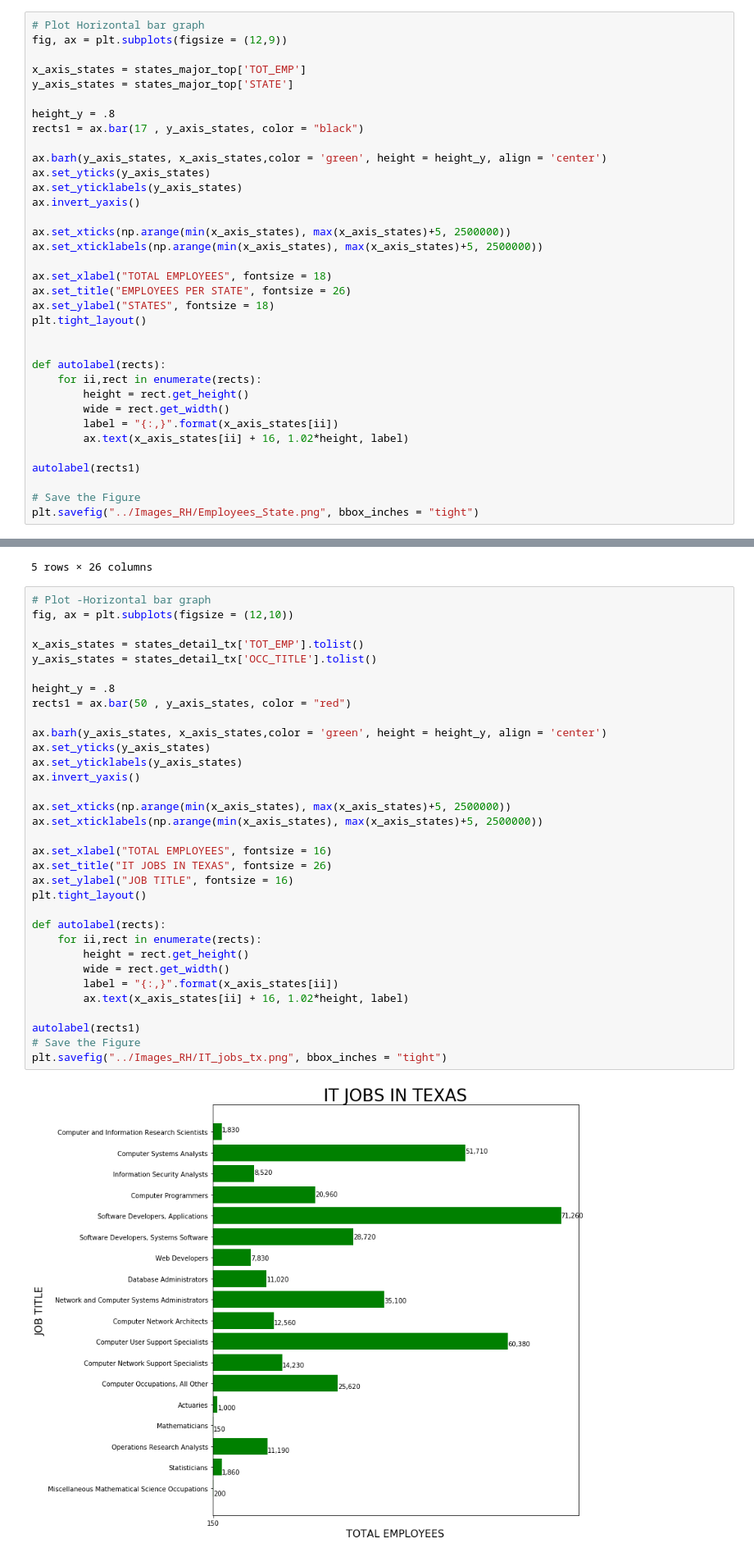
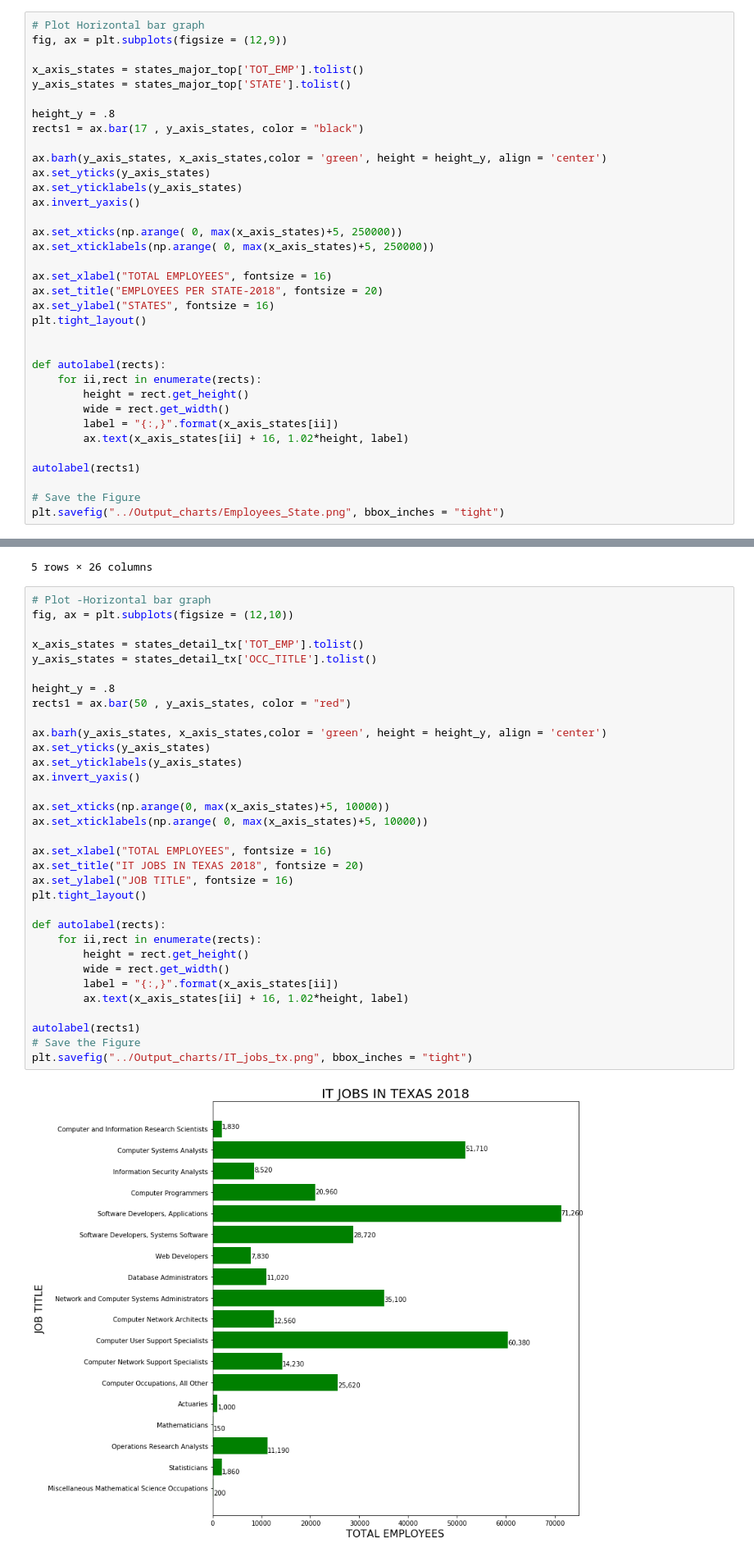
Before and after one commit to rubywyest/ProjectOneRepo, a Jupyter notebook: Coding/Coding_RH.ipynb, the cells around one changed output, grey strips where cells are left out. Shown at 82% size. Cells and saved outputs as stored; diff of their text form.

```diff
--- a/Coding/Coding_RH.ipynb
+++ b/Coding/Coding_RH.ipynb
@@ -99,8 +99,8 @@ states_major_top
 # Plot Horizontal bar graph
 fig, ax = plt.subplots(figsize = (12,9))
 
-x_axis_states = states_major_top['TOT_EMP']
-y_axis_states = states_major_top['STATE']
+x_axis_states = states_major_top['TOT_EMP'].tolist()
+y_axis_states = states_major_top['STATE'].tolist()
 
 height_y = .8
 rects1 = ax.bar(17 , y_axis_states, color = "black")
@@ -110,12 +110,12 @@ ax.set_yticks(y_axis_states)
 ax.set_yticklabels(y_axis_states)
 ax.invert_yaxis()
 
-ax.set_xticks(np.arange(min(x_axis_states), max(x_axis_states)+5, 2500000))
-ax.set_xticklabels(np.arange(min(x_axis_states), max(x_axis_states)+5, 2500000))
+ax.set_xticks(np.arange( 0, max(x_axis_states)+5, 250000))
+ax.set_xticklabels(np.arange( 0, max(x_axis_states)+5, 250000))
 
-ax.set_xlabel("TOTAL EMPLOYEES", fontsize = 18)
-ax.set_title("EMPLOYEES PER STATE", fontsize = 26)
-ax.set_ylabel("STATES", fontsize = 18)
+ax.set_xlabel("TOTAL EMPLOYEES", fontsize = 16)
+ax.set_title("EMPLOYEES PER STATE-2018", fontsize = 20)
+ax.set_ylabel("STATES", fontsize = 16)
 plt.tight_layout()
 
 
@@ -129,5 +129,5 @@ def autolabel(rects):
 autolabel(rects1)
 
 # Save the Figure
-plt.savefig("../Images_RH/Employees_State.png", bbox_inches = "tight")
+plt.savefig("../Output_charts/Employees_State.png", bbox_inches = "tight")
 # %% [output]
@@ -174,35 +174,35 @@ states_detail_tx.head()
 # %%
 # Plot -Horizontal bar graph
 fig, ax = plt.subplots(figsize = (12,10))
 
 x_axis_states = states_detail_tx['TOT_EMP'].tolist()
 y_axis_states = states_detail_tx['OCC_TITLE'].tolist()
 
 height_y = .8
 rects1 = ax.bar(50 , y_axis_states, color = "red")
 
 ax.barh(y_axis_states, x_axis_states,color = 'green', height = height_y, align = 'center')
 ax.set_yticks(y_axis_states)
 ax.set_yticklabels(y_axis_states)
 ax.invert_yaxis()
 
-ax.set_xticks(np.arange(min(x_axis_states), max(x_axis_states)+5, 2500000))
-ax.set_xticklabels(np.arange(min(x_axis_states), max(x_axis_states)+5, 2500000))
+ax.set_xticks(np.arange(0, max(x_axis_states)+5, 10000))
+ax.set_xticklabels(np.arange( 0, max(x_axis_states)+5, 10000))
 
 ax.set_xlabel("TOTAL EMPLOYEES", fontsize = 16)
-ax.set_title("IT JOBS IN TEXAS", fontsize = 26)
+ax.set_title("IT JOBS IN TEXAS 2018", fontsize = 20)
 ax.set_ylabel("JOB TITLE", fontsize = 16)
 plt.tight_layout()
 
 def autolabel(rects):
     for ii,rect in enumerate(rects):
         height = rect.get_height()
         wide = rect.get_width()
         label = "{:,}".format(x_axis_states[ii])
         ax.text(x_axis_states[ii] + 16, 1.02*height, label)
 
 autolabel(rects1)
 # Save the Figure
-plt.savefig("../Images_RH/IT_jobs_tx.png", bbox_inches = "tight")
+plt.savefig("../Output_charts/IT_jobs_tx.png", bbox_inches = "tight")
 # %% [output]
-[figure, old version]
+[figure, new version]
```
Also changed, not shown: parts of 1 cell of this notebook, 9 other files.
